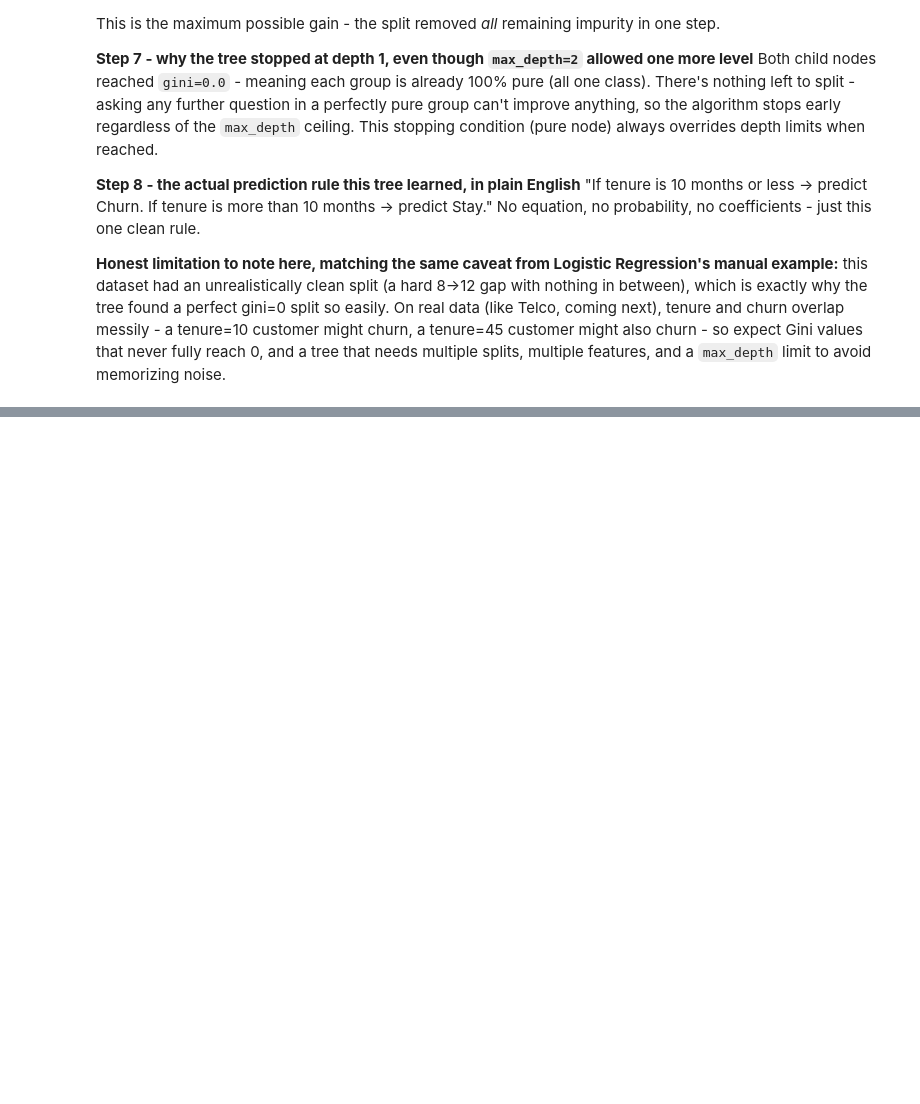
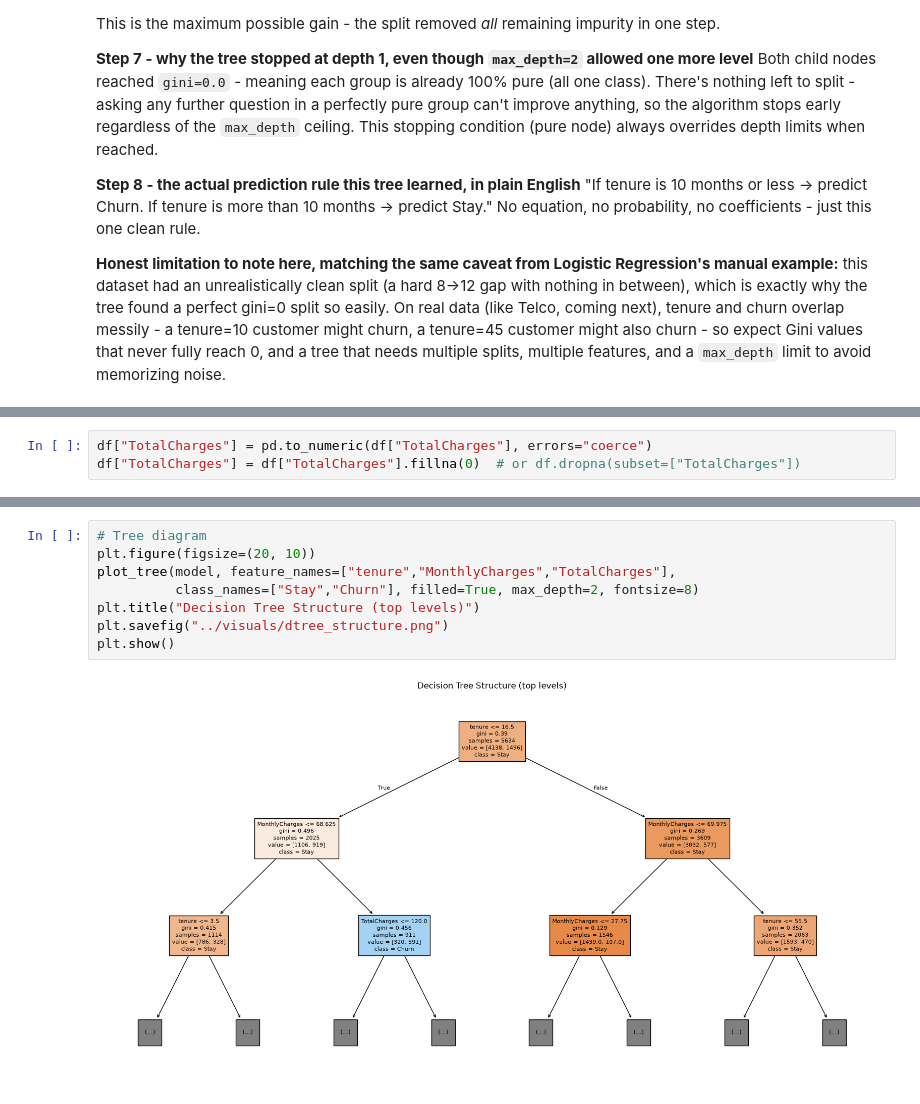
Before and after one commit to salamlakhan7/nolyth-ai-bootcamp-sprint02, a Jupyter notebook: Classification/02_Decision_tree.ipynb, the cells around one changed output, grey strips where cells are left out. Cells and saved outputs as stored; diff of their text form; blank space fills up the shorter version.

```diff
--- a/Classification/02_Decision_tree.ipynb
+++ b/Classification/02_Decision_tree.ipynb
@@ -96,0 +122,3 @@ Both child nodes reached `gini=0.0` - meaning each group is already 100% pure (a
+# %%
+df["TotalCharges"] = pd.to_numeric(df["TotalCharges"], errors="coerce")
+df["TotalCharges"] = df["TotalCharges"].fillna(0)  # or df.dropna(subset=["TotalCharges"])
@@ -96,0 +183,10 @@ Both child nodes reached `gini=0.0` - meaning each group is already 100% pure (a
+# %%
+# Tree diagram
+plt.figure(figsize=(20, 10))
+plot_tree(model, feature_names=["tenure","MonthlyCharges","TotalCharges"],
+          class_names=["Stay","Churn"], filled=True, max_depth=2, fontsize=8)
+plt.title("Decision Tree Structure (top levels)")
+plt.savefig("../visuals/dtree_structure.png")
+plt.show()
+# %% [output]
+[figure, added]
```
Also changed, not shown: parts of 14 cells of this notebook, 11 other files.
